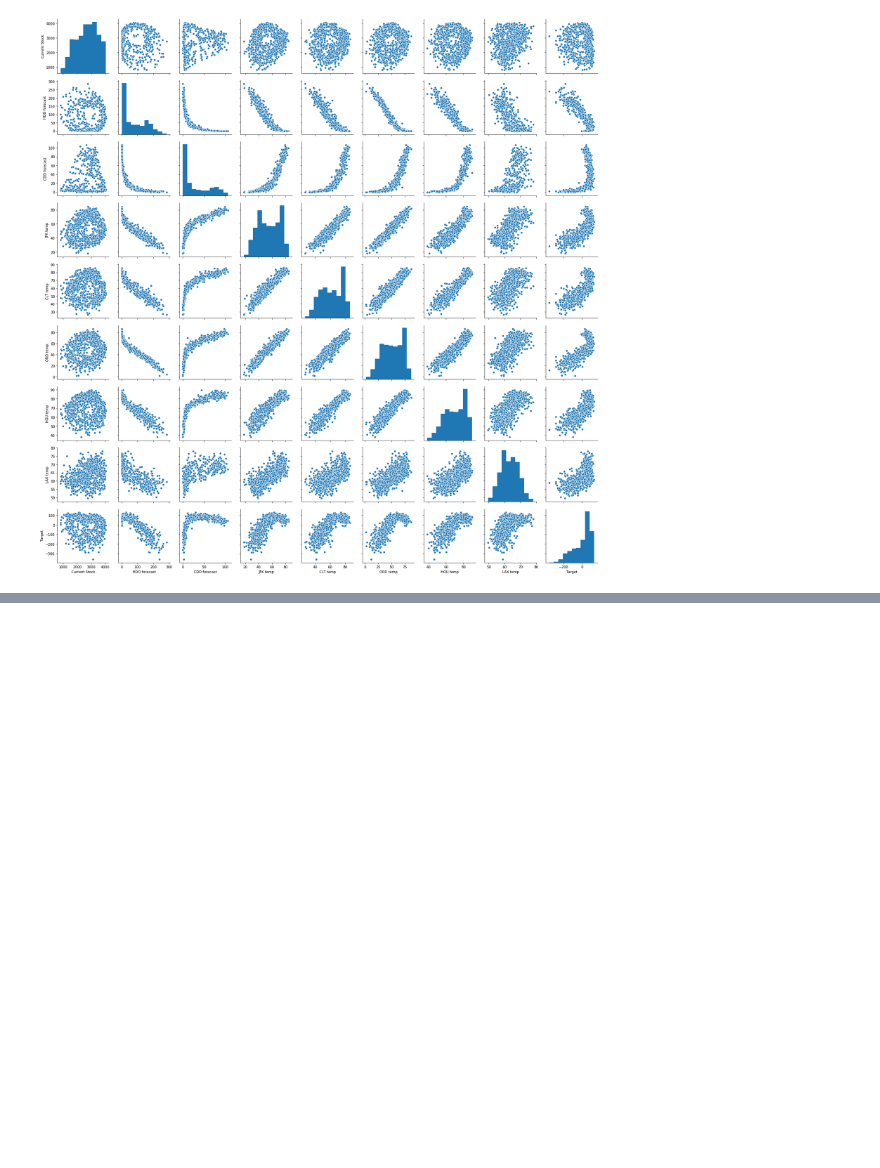
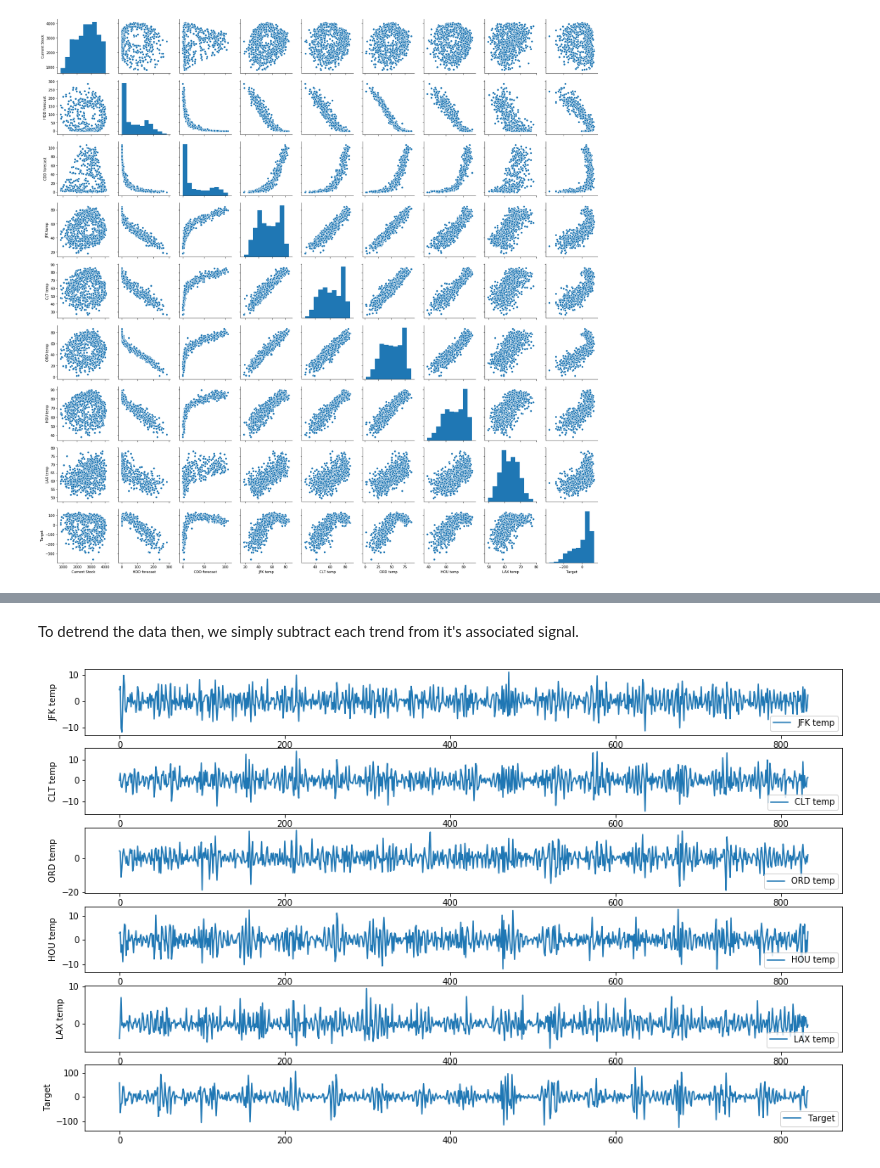
Before and after one commit to KurtButler/AMS520-Project, a Jupyter notebook: Notebooks/Data Overview - Gas.ipynb, the cells around one changed output, grey strips where cells are left out. Drawn from its saved outputs; the diff is of its cells as text; code cells hidden in the pictures; blank space fills up the shorter version.

```diff
--- a/Notebooks/Data Overview - Gas.ipynb
+++ b/Notebooks/Data Overview - Gas.ipynb
@@ -70,0 +101,17 @@ sns.pairplot(my_frame, dropna=True)
+# %% [markdown]
+To detrend the data then, we simply subtract each trend from it's associated signal.
+# %%
+# Remove the trends
+detrended_data = my_data[:,4:10] - datatrend
+
+# Plot the trend fits
+plt.figure(figsize=(16, 10))
+names = ["JFK temp","CLT temp","ORD temp","HOU temp","LAX temp","Target"]
+for k in range(0,6):
+    plt.subplot(6,1,k+1)
+    plt.plot(weeks, detrended_data[:,k])
+    plt.legend([names[k]], loc='lower right')
+    plt.ylabel(names[k])
+plt.show()
+# %% [output]
+[figure, added]
```
Also changed, not shown: parts of 9 cells of this notebook.
